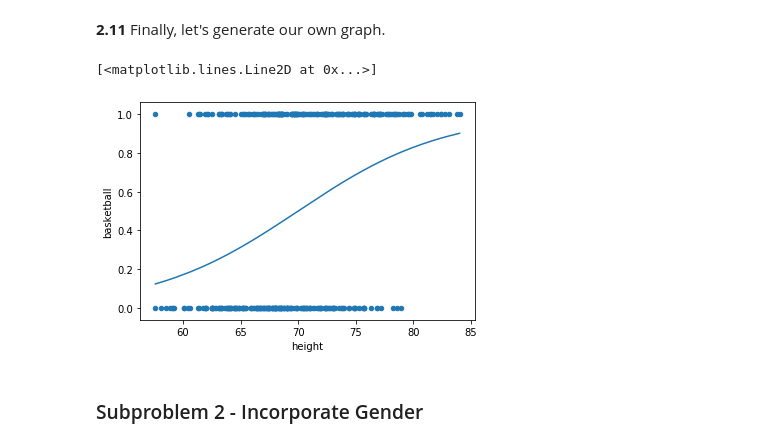
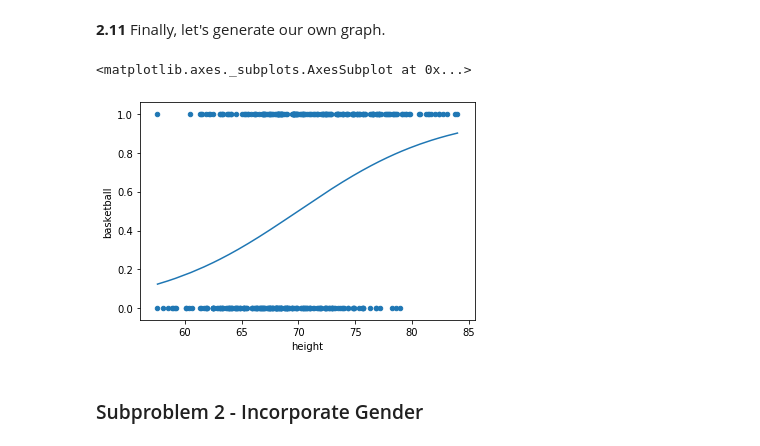
Before and after one commit to jrg94/CSE5522, a Jupyter notebook: lab1.ipynb, the cells around one changed output. Cells and saved outputs as stored; diff of their text form; code cells hidden in the pictures.

```diff
--- a/lab1.ipynb
+++ b/lab1.ipynb
@@ -464,16 +464,15 @@ np.average(matches) # returns the accuracy
 # %%
 fig, ax = plt.subplots()
 
 heights = np.array(basketball_dataframe["height"].unique())
 heights.sort()
-z = (final_weights[0] + final_weights[1] * heights)
-y = 1 / (1 + np.exp(-z))
+y = probability(final_weights, heights)
 ax.plot(heights, y)
 
 basketball_dataframe.plot(x="height", y="basketball", ax=ax, kind="scatter")
 # %% [output]
-[<matplotlib.lines.Line2D at 0x...>]
+<matplotlib.axes._subplots.AxesSubplot at 0x...>
-[figure, old version]
+[figure, new version]
 # %% [markdown]
 ### Subproblem 2 - Incorporate Gender
 # %% [markdown]
```
Also changed, not shown: parts of 10 cells of this notebook.
